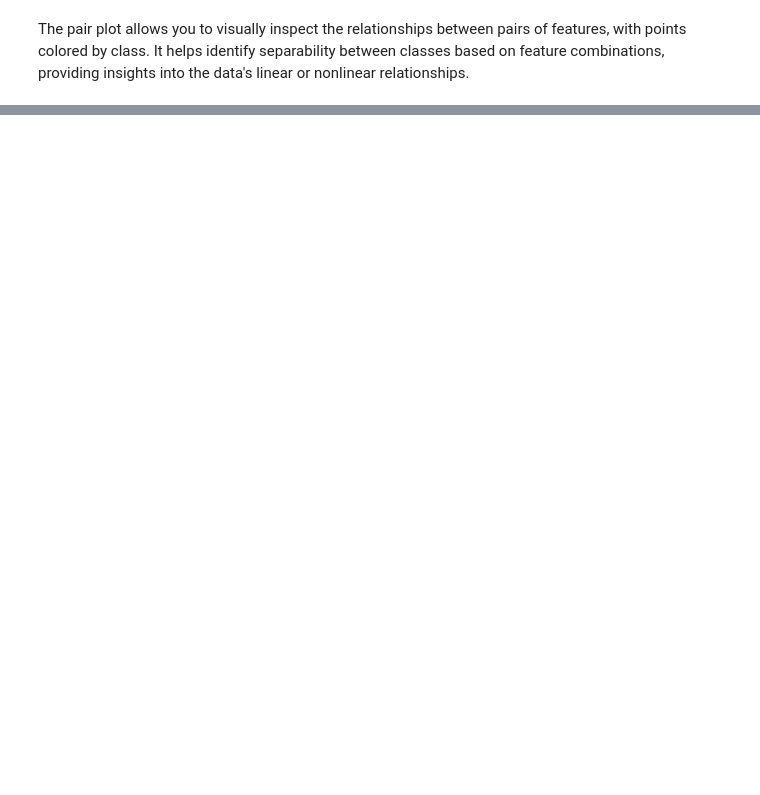
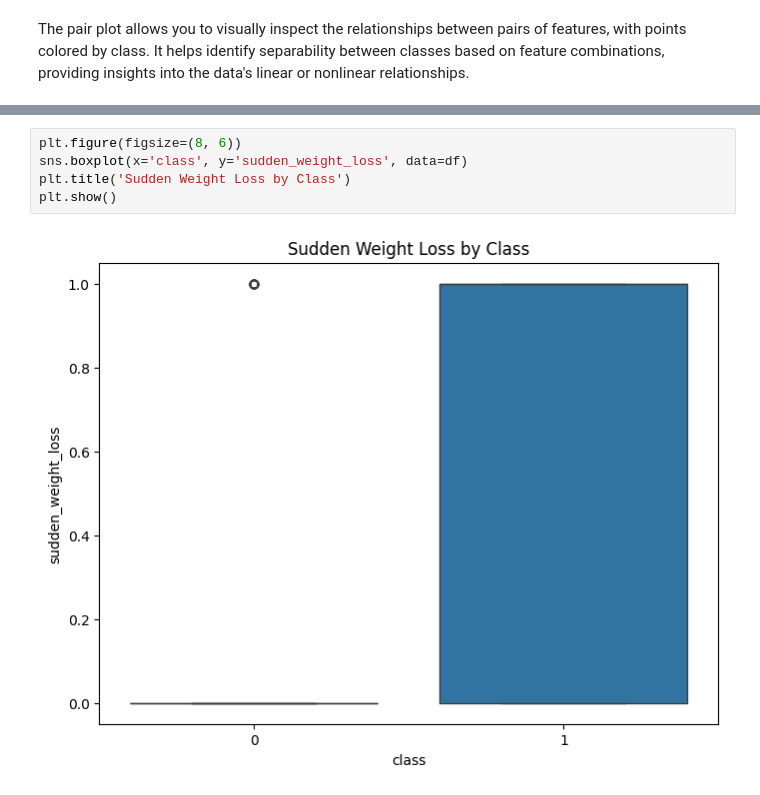
Before and after one commit to AKSHITHA-CHILUKA/Akshitha-GlucoSense-Infy-Nov2024, a Jupyter notebook: Diabities_data_analysis.ipynb, the cells around one changed output, grey strips where cells are left out. Cells and saved outputs as stored; diff of their text form; blank space fills up the shorter version.

```diff
--- a/Diabities_data_analysis.ipynb
+++ b/Diabities_data_analysis.ipynb
@@ -124,0 +176,7 @@ The pair plot allows you to visually inspect the relationships between pairs of
+# %%
+plt.figure(figsize=(8, 6))
+sns.boxplot(x='class', y='sudden_weight_loss', data=df)
+plt.title('Sudden Weight Loss by Class')
+plt.show()
+# %% [output]
+[figure, added]
```
Also changed, not shown: parts of 12 cells of this notebook.
